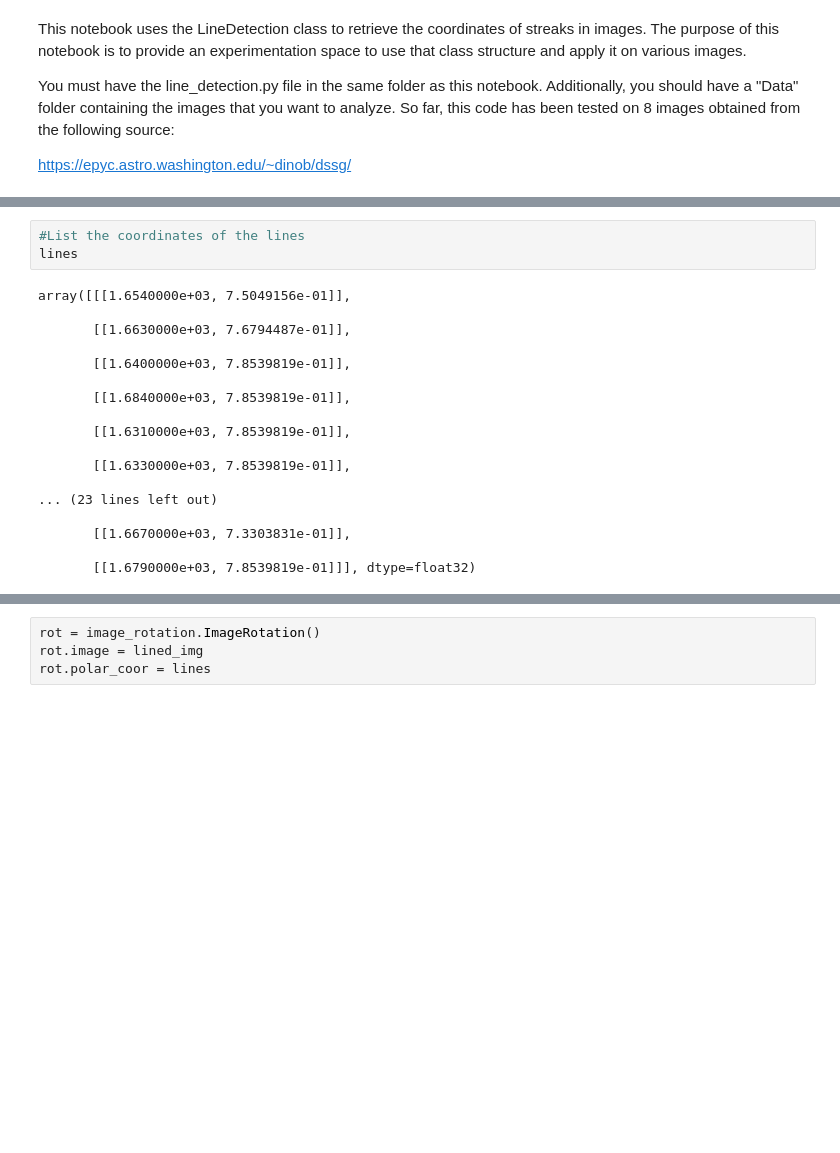
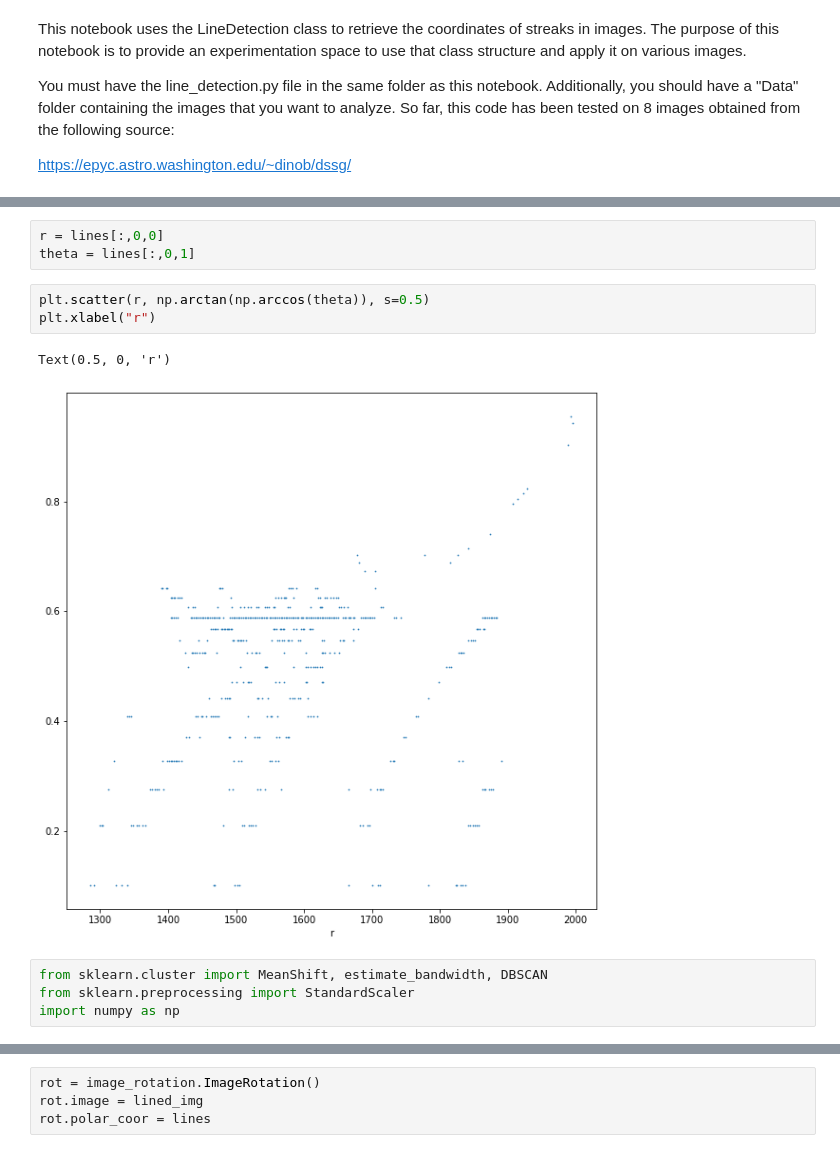
Before and after one commit to uwescience/satmetrics, a Jupyter notebook: line_detection_testing.ipynb, the cells around one changed output, grey strips where cells are left out. Saved outputs shown, nothing was run; the diff lists cells and outputs as text; blank space fills up the shorter version.

```diff
--- a/line_detection_testing.ipynb
+++ b/line_detection_testing.ipynb
@@ -102,21 +151,13 @@ Detected line
-# %%
-#List the coordinates of the lines
-lines
-# %% [output]
-array([[[1.6540000e+03, 7.5049156e-01]],
-
-       [[1.6630000e+03, 7.6794487e-01]],
-
-       [[1.6400000e+03, 7.8539819e-01]],
-
-       [[1.6840000e+03, 7.8539819e-01]],
-
-       [[1.6310000e+03, 7.8539819e-01]],
-
-       [[1.6330000e+03, 7.8539819e-01]],
-
-... (23 lines left out)
-
-       [[1.6670000e+03, 7.3303831e-01]],
-
-       [[1.6790000e+03, 7.8539819e-01]]], dtype=float32)
+# %%
+r = lines[:,0,0]
+theta = lines[:,0,1]
+# %%
+plt.scatter(r, np.arctan(np.arccos(theta)), s=0.5)
+plt.xlabel("r")
+# %% [output]
+Text(0.5, 0, 'r')
+[figure, added]
+# %%
+from sklearn.cluster import MeanShift, estimate_bandwidth, DBSCAN
+from sklearn.preprocessing import StandardScaler
+import numpy as np
```
Also changed, not shown: parts of 18 cells of this notebook.
